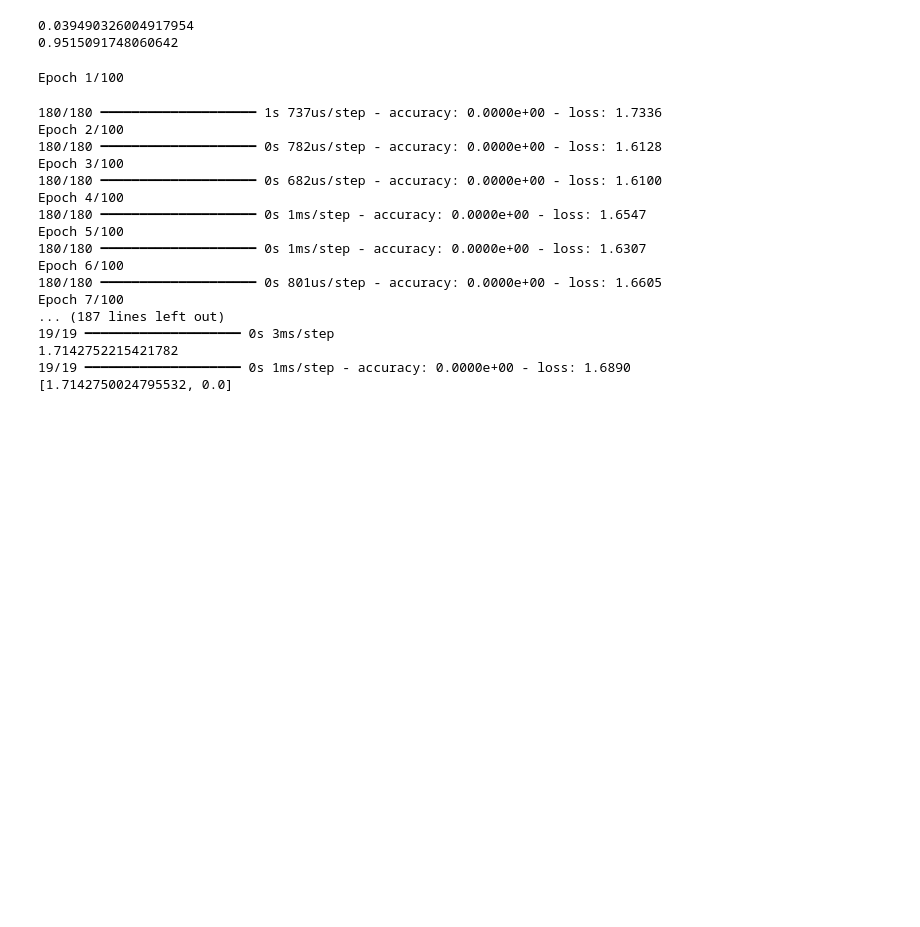
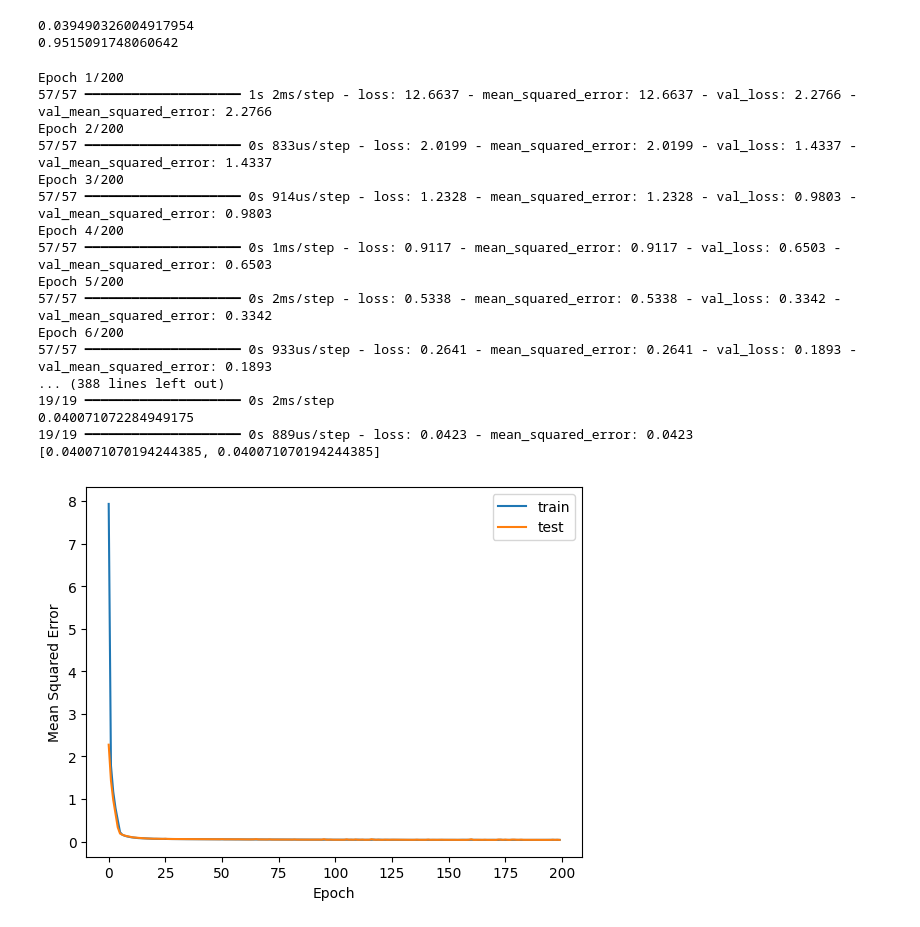
Before and after one commit to javierveloso/ml_students_grade, a Jupyter notebook: ml_student_grade.ipynb, the cells around one changed output. Saved outputs shown, nothing was run; the diff lists cells and outputs as text; code cells hidden in the pictures; blank space fills up the shorter version.

```diff
--- a/ml_student_grade.ipynb
+++ b/ml_student_grade.ipynb
@@ -121,48 +121,58 @@ print(model.score(X_test_poly, y_test))
 # %%
 # hacer um modelo red neuronal con keras
 
 from keras.models import Sequential
-from keras.layers import Dense
+from keras.layers import Dense, Input
+import matplotlib.pyplot as plt
 
 model = Sequential()
 
-model.add(Dense(12, input_dim=12, activation='relu'))
+model.add(Input(shape=(12,)))
+model.add(Dense(12, activation='relu'))
 model.add(Dense(8, activation='relu'))
-model.add(Dense(1, activation='tanh'))
+model.add(Dense(1, activation='linear'))  # Cambiar a 'linear' para regresión
 
-model.compile(loss= 'mean_squared_error', optimizer='adam', metrics=['accuracy'])
+model.compile(loss='mean_squared_error', optimizer='adam', metrics=['mean_squared_error'])
 
-model.fit(X_train, y_train, epochs=100, batch_size=10)
+# Guardar el historial de entrenamiento
+history = model.fit(X_train, y_train, epochs=200, batch_size=32, validation_data=(X_test, y_test))  # Ajustar epochs y batch_size
 
 y_pred = model.predict(X_test)
 
-# evaluar el modelo con accuracy score
-
+# evaluar el modelo con mean_squared_error
 from sklearn.metrics import mean_squared_error
 
 mse = mean_squared_error(y_test, y_pred)
 
 # imprimir score del modelo
 print(mse)
 
 # imprimir precision del modelo
 print(model.evaluate(X_test, y_test))
+
+# Graficar la curva de entrenamiento
+plt.plot(history.history['mean_squared_error'], label='train')
+plt.plot(history.history['val_mean_squared_error'], label='test')
+plt.xlabel('Epoch')
+plt.ylabel('Mean Squared Error')
+plt.legend()
+plt.show()
 # %% [output]
-Epoch 1/100
+Epoch 1/200
+57/57 ━━━━━━━━━━━━━━━━━━━━ 1s 2ms/step - loss: 12.6637 - mean_squared_error: 12.6637 - val_loss: 2.2766 - val_mean_squared_error: 2.2766
+Epoch 2/200
+57/57 ━━━━━━━━━━━━━━━━━━━━ 0s 833us/step - loss: 2.0199 - mean_squared_error: 2.0199 - val_loss: 1.4337 - val_mean_squared_error: 1.4337
+Epoch 3/200
+57/57 ━━━━━━━━━━━━━━━━━━━━ 0s 914us/step - loss: 1.2328 - mean_squared_error: 1.2328 - val_loss: 0.9803 - val_mean_squared_error: 0.9803
+Epoch 4/200
+57/57 ━━━━━━━━━━━━━━━━━━━━ 0s 1ms/step - loss: 0.9117 - mean_squared_error: 0.9117 - val_loss: 0.6503 - val_mean_squared_error: 0.6503
+Epoch 5/200
+57/57 ━━━━━━━━━━━━━━━━━━━━ 0s 2ms/step - loss: 0.5338 - mean_squared_error: 0.5338 - val_loss: 0.3342 - val_mean_squared_error: 0.3342
+Epoch 6/200
+57/57 ━━━━━━━━━━━━━━━━━━━━ 0s 933us/step - loss: 0.2641 - mean_squared_error: 0.2641 - val_loss: 0.1893 - val_mean_squared_error: 0.1893
+... (388 lines left out)
+19/19 ━━━━━━━━━━━━━━━━━━━━ 0s 2ms/step
+0.040071072284949175
+19/19 ━━━━━━━━━━━━━━━━━━━━ 0s 889us/step - loss: 0.0423 - mean_squared_error: 0.0423
+[0.040071070194244385, 0.040071070194244385]
-180/180 ━━━━━━━━━━━━━━━━━━━━ 1s 737us/step - accuracy: 0.0000e+00 - loss: 1.7336
-Epoch 2/100
-180/180 ━━━━━━━━━━━━━━━━━━━━ 0s 782us/step - accuracy: 0.0000e+00 - loss: 1.6128
-Epoch 3/100
-180/180 ━━━━━━━━━━━━━━━━━━━━ 0s 682us/step - accuracy: 0.0000e+00 - loss: 1.6100
-Epoch 4/100
-180/180 ━━━━━━━━━━━━━━━━━━━━ 0s 1ms/step - accuracy: 0.0000e+00 - loss: 1.6547
-Epoch 5/100
-180/180 ━━━━━━━━━━━━━━━━━━━━ 0s 1ms/step - accuracy: 0.0000e+00 - loss: 1.6307
-Epoch 6/100
-180/180 ━━━━━━━━━━━━━━━━━━━━ 0s 801us/step - accuracy: 0.0000e+00 - loss: 1.6605
-Epoch 7/100
-... (187 lines left out)
-19/19 ━━━━━━━━━━━━━━━━━━━━ 0s 3ms/step
-1.7142752215421782
-19/19 ━━━━━━━━━━━━━━━━━━━━ 0s 1ms/step - accuracy: 0.0000e+00 - loss: 1.6890
-[1.7142750024795532, 0.0]
+[figure, added]
```
Also changed, not shown: parts of 2 cells of this notebook.
